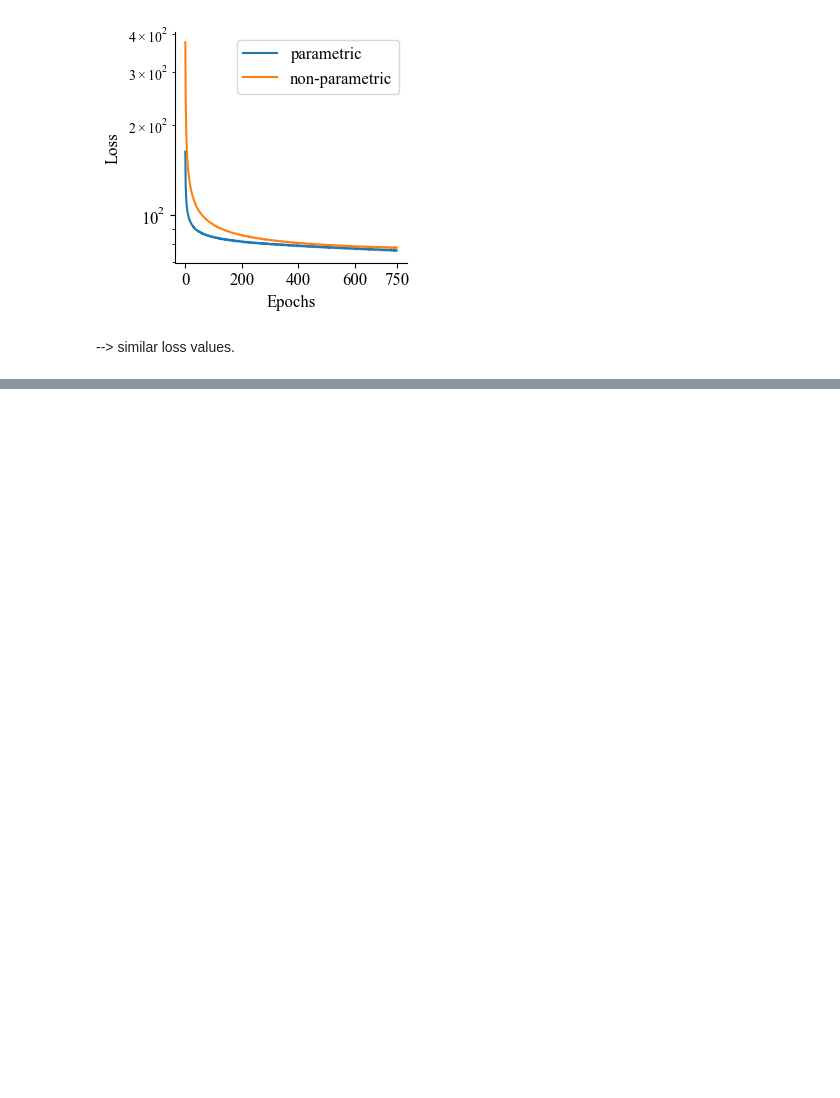
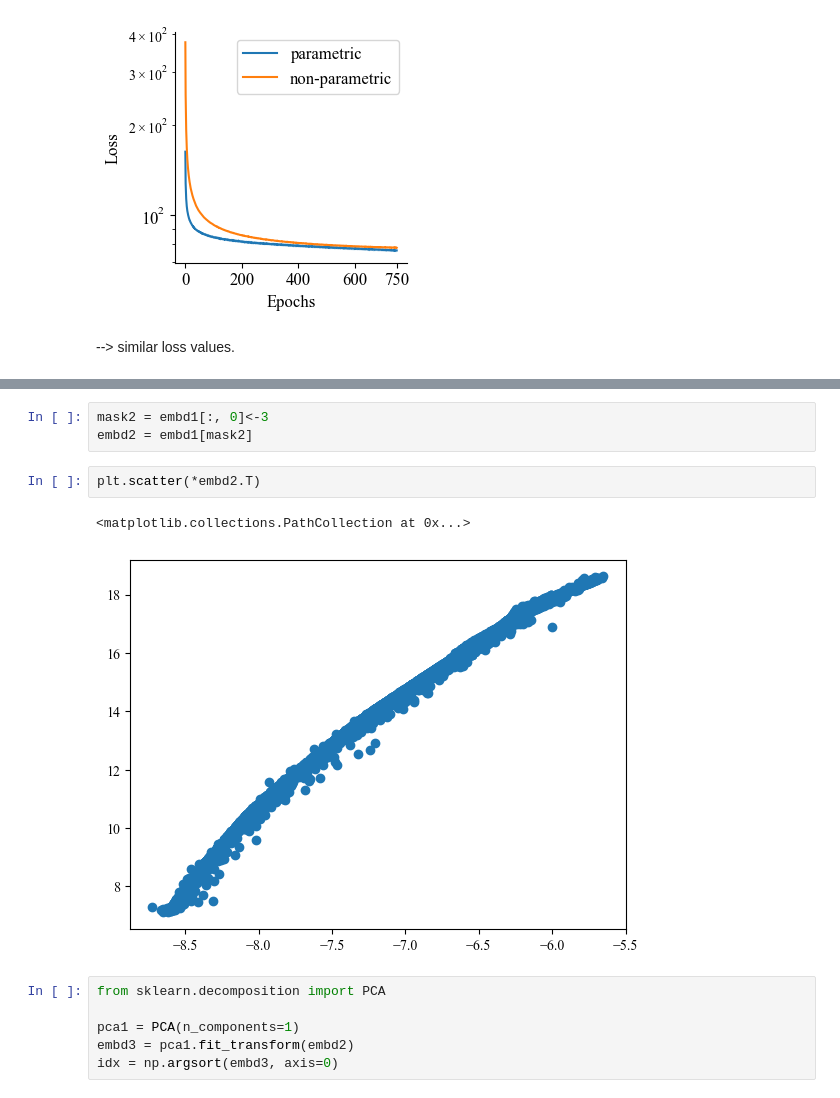
Before and after one commit to sciai-lab/cl-tsne-umap, a Jupyter notebook: notebooks/parametric.ipynb, the cells around one changed output, grey strips where cells are left out. Saved outputs shown, nothing was run; the diff lists cells and outputs as text; blank space fills up the shorter version.

```diff
--- a/notebooks/parametric.ipynb
+++ b/notebooks/parametric.ipynb
@@ -343,0 +361,14 @@ plt.savefig(os.path.join(fig_path,
+# %%
+mask2 = embd1[:, 0]<-3
+embd2 = embd1[mask2]
+# %%
+plt.scatter(*embd2.T)
+# %% [output]
+<matplotlib.collections.PathCollection at 0x...>
+[figure, added]
+# %%
+from sklearn.decomposition import PCA
+
+pca1 = PCA(n_components=1)
+embd3 = pca1.fit_transform(embd2)
+idx = np.argsort(embd3, axis=0)
```
Also changed, not shown: parts of 11 cells of this notebook, 3 other files.
